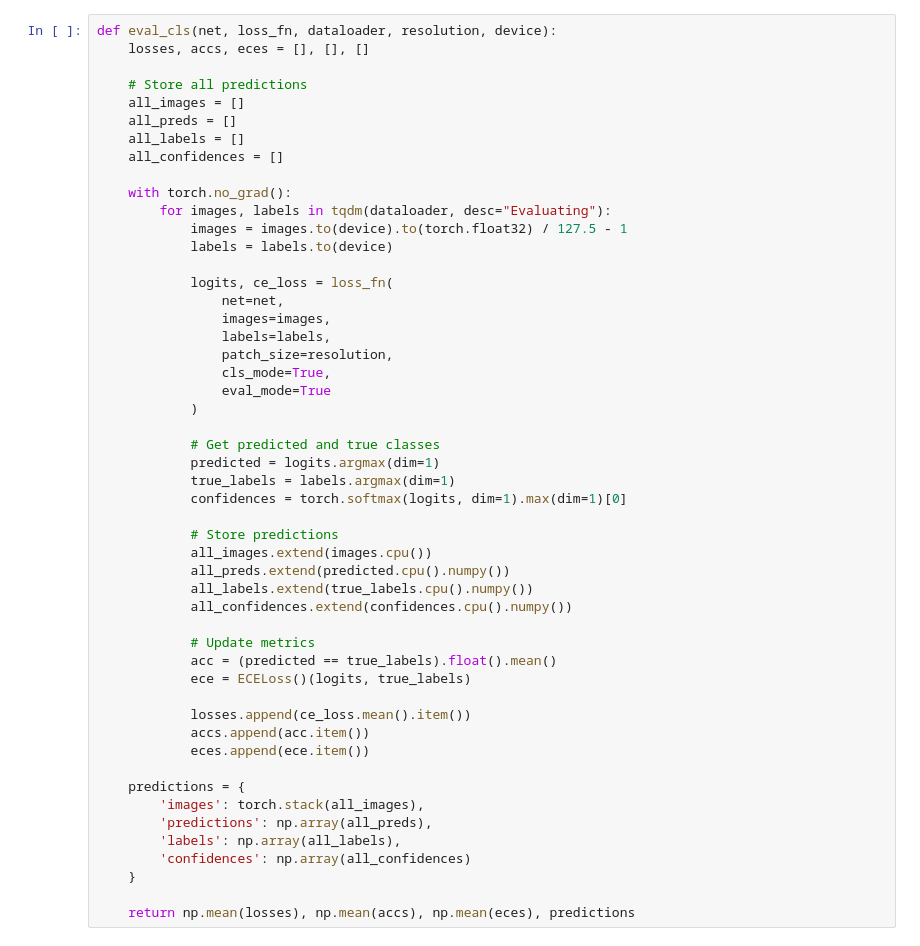
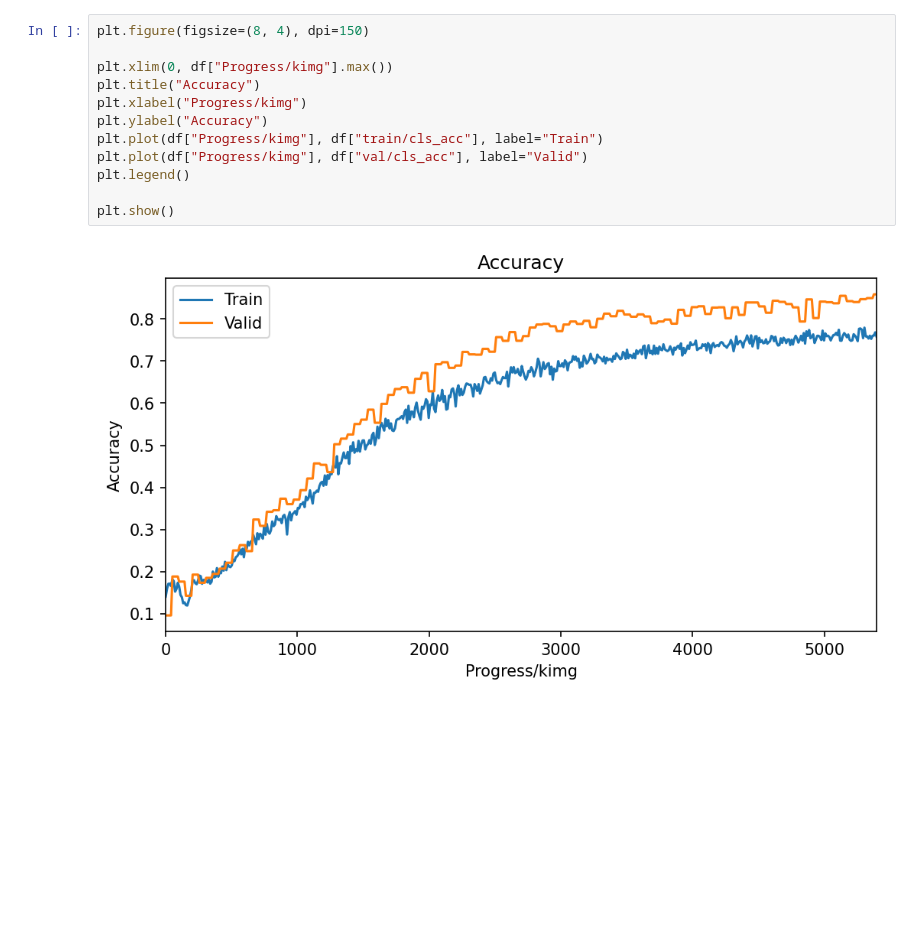
Before and after one commit to lorenzo-querol/Patch-Diffusion, a Jupyter notebook: test_cls.ipynb, the cells around one changed output. Drawn from its saved outputs; the diff is of its cells as text; blank space fills up the shorter version.

```diff
--- a/test_cls.ipynb
+++ b/test_cls.ipynb
@@ -82,52 +105,15 @@ plt.show()
-# %%
-def eval_cls(net, loss_fn, dataloader, resolution, device):
-    losses, accs, eces = [], [], []
-
-    # Store all predictions
-    all_images = []
-    all_preds = []
-    all_labels = []
-    all_confidences = []
-
-    with torch.no_grad():
-        for images, labels in tqdm(dataloader, desc="Evaluating"):
-            images = images.to(device).to(torch.float32) / 127.5 - 1
-            labels = labels.to(device)
-
-            logits, ce_loss = loss_fn(
-                net=net,
-                images=images,
-                labels=labels,
-                patch_size=resolution,
-                cls_mode=True,
-                eval_mode=True
-            )
-
-            # Get predicted and true classes
-            predicted = logits.argmax(dim=1)
-            true_labels = labels.argmax(dim=1)
-            confidences = torch.softmax(logits, dim=1).max(dim=1)[0]
-
-            # Store predictions
-            all_images.extend(images.cpu())
-            all_preds.extend(predicted.cpu().numpy())
-            all_labels.extend(true_labels.cpu().numpy())
-            all_confidences.extend(confidences.cpu().numpy())
-
-            # Update metrics
-            acc = (predicted == true_labels).float().mean()
-            ece = ECELoss()(logits, true_labels)
-
-            losses.append(ce_loss.mean().item())
-            accs.append(acc.item())
-            eces.append(ece.item())
-
-    predictions = {
-        'images': torch.stack(all_images),
-        'predictions': np.array(all_preds),
-        'labels': np.array(all_labels),
-        'confidences': np.array(all_confidences)
-    }
-
-    return np.mean(losses), np.mean(accs), np.mean(eces), predictions
+# %%
+plt.figure(figsize=(8, 4), dpi=150)
+
+plt.xlim(0, df["Progress/kimg"].max())
+plt.title("Accuracy")
+plt.xlabel("Progress/kimg")
+plt.ylabel("Accuracy")
+plt.plot(df["Progress/kimg"], df["train/cls_acc"], label="Train")
+plt.plot(df["Progress/kimg"], df["val/cls_acc"], label="Valid")
+plt.legend()
+
+plt.show()
+# %% [output]
+[figure, added]
 # %%
```
Also changed, not shown: parts of 19 cells of this notebook, 20 other files.
